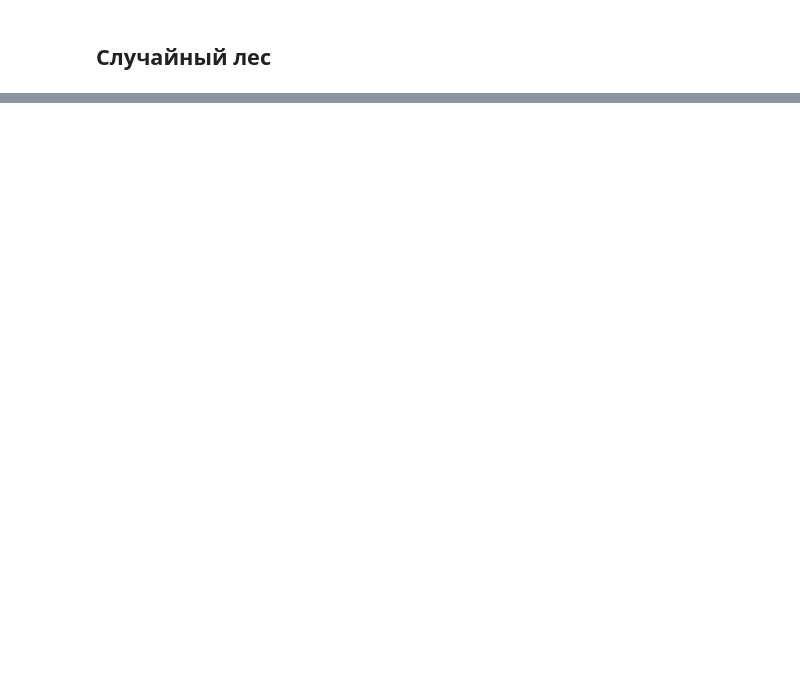
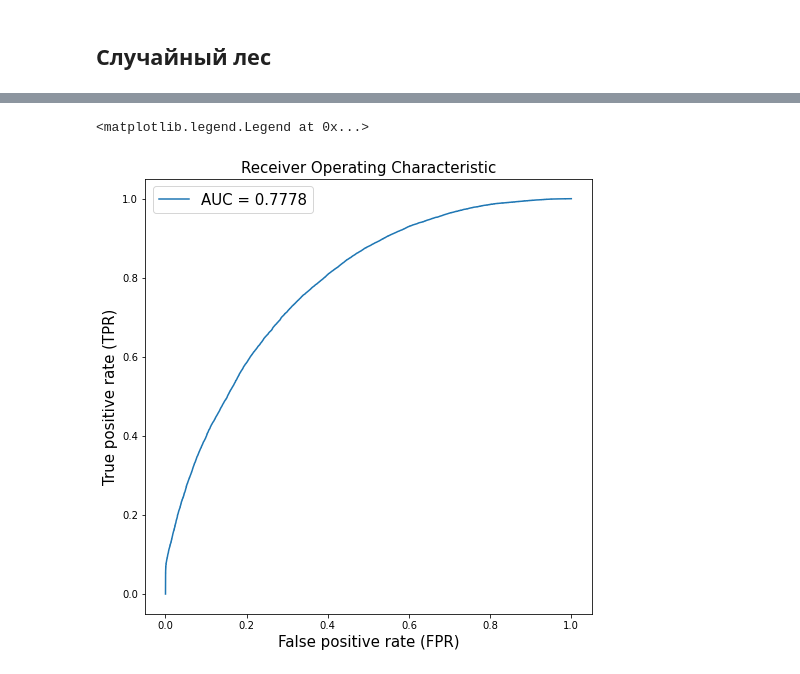
Before and after one commit to sau114/skillfactory_rds, a Jupyter notebook: module_4/scoring.ipynb, the cells around one changed output, grey strips where cells are left out. Saved outputs shown, nothing was run; the diff lists cells and outputs as text; code cells hidden in the pictures; blank space fills up the shorter version.

```diff
--- a/module_4/scoring.ipynb
+++ b/module_4/scoring.ipynb
@@ -316,0 +457,5 @@ feat_importances.nlargest(20).plot(kind='barh')
+# %%
+# делим на признаки и целевую
+X = train_logreg.drop(columns=['default'])
+y = train_logreg['default']
+print(X.shape, y.shape)
@@ -316,0 +464,5 @@ feat_importances.nlargest(20).plot(kind='barh')
+# %%
+# балансировка библиотекой imblearn
+oversampling = SMOTE(sampling_strategy=1, random_state=73)
+X_ovs, y_ovs = oversampling.fit_resample(X, y)
+print(X_ovs.shape, y_ovs.shape)
@@ -316,0 +471,5 @@ feat_importances.nlargest(20).plot(kind='barh')
+# %%
+# деление
+X_train, X_valid, y_train, y_valid = skl_ms.train_test_split(X_ovs, y_ovs, train_size=0.5, random_state=66)
+print(X_train.shape, y_train.shape)
+print(X_valid.shape, y_valid.shape)
@@ -316,0 +479,9 @@ feat_importances.nlargest(20).plot(kind='barh')
+# %%
+# обучение и предсказание
+logit_2 = skl_lm.LogisticRegression(random_state=73, max_iter=10000)
+logit_2.fit(X_train, y_train)
+y_train_pred = logit_2.predict(X_train)
+y_valid_pred = logit_2.predict(X_valid)
+print('f1 train:', skl_mt.f1_score(y_train, y_train_pred))
+print('f1 valid:', skl_mt.f1_score(y_valid, y_valid_pred))
+# стало значтельно лучше благодаря балансировке
@@ -316,0 +504,14 @@ feat_importances.nlargest(20).plot(kind='barh')
+# %%
+# Отрисовать ROC кривую
+# Посчитать значения ROC кривой и значение площади под кривой AUC
+fpr, tpr, thresholds = skl_mt.roc_curve(y_valid, logit_2.predict_proba(X_valid).T[1])
+roc_auc = skl_mt.roc_auc_score(y_train, logit_2.predict_proba(X_train).T[1])
+plt.figure(figsize=(8, 8))
+plt.plot(fpr, tpr, label=f'AUC = {roc_auc:.4f}')
+plt.title('Receiver Operating Characteristic', fontsize=15)
+plt.xlabel('False positive rate (FPR)', fontsize=15)
+plt.ylabel('True positive rate (TPR)', fontsize=15)
+plt.legend(fontsize=15)
+# %% [output]
+<matplotlib.legend.Legend at 0x...>
+[figure, added]
```
Also changed, not shown: parts of 45 cells of this notebook, 1 other file.
